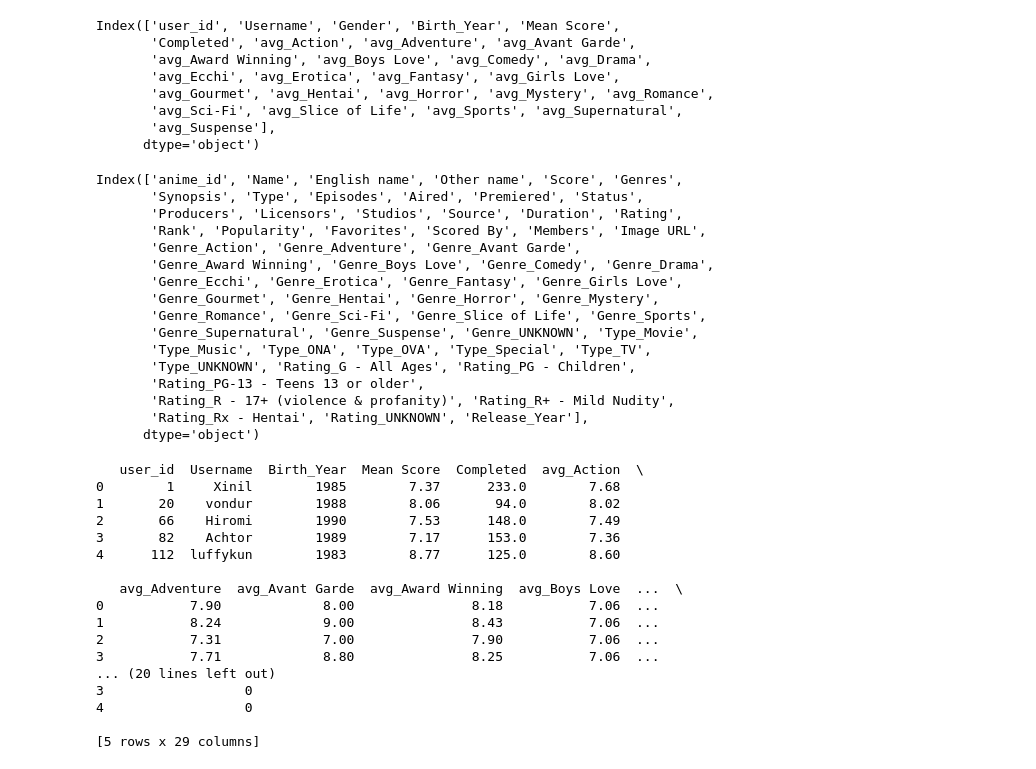
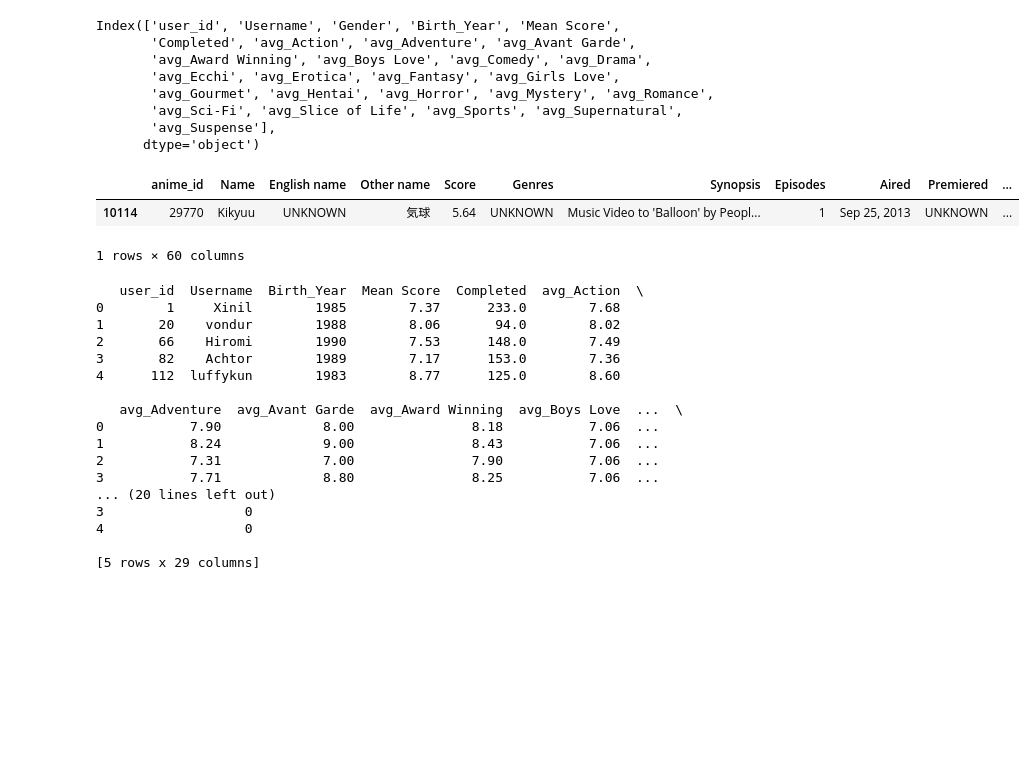
Before and after one commit to SavageCat05/Manga-Recommender, a Jupyter notebook: core/NN.ipynb, the cells around one changed output. Saved outputs shown, nothing was run; the diff lists cells and outputs as text; code cells hidden in the pictures; blank space fills up the shorter version.

```diff
--- a/core/NN.ipynb
+++ b/core/NN.ipynb
@@ -20,23 +20,11 @@ Index(['user_id', 'Username', 'Gender', 'Birth_Year', 'Mean Score',
       dtype='object')
 # %%
 item_data.columns
+item_data.sample()
 # %% [output]
+|  | anime_id | Name | English name | Other name | Score | Genres | Synopsis | Episodes | Aired | Premiered | ... |
+| 10114 | 29770 | Kikyuu | UNKNOWN | 気球 | 5.64 | UNKNOWN | Music Video to 'Balloon' by Peopl... | 1 | Sep 25, 2013 | UNKNOWN | ... |
-Index(['anime_id', 'Name', 'English name', 'Other name', 'Score', 'Genres',
-       'Synopsis', 'Type', 'Episodes', 'Aired', 'Premiered', 'Status',
-       'Producers', 'Licensors', 'Studios', 'Source', 'Duration', 'Rating',
-       'Rank', 'Popularity', 'Favorites', 'Scored By', 'Members', 'Image URL',
-       'Genre_Action', 'Genre_Adventure', 'Genre_Avant Garde',
-       'Genre_Award Winning', 'Genre_Boys Love', 'Genre_Comedy', 'Genre_Drama',
-       'Genre_Ecchi', 'Genre_Erotica', 'Genre_Fantasy', 'Genre_Girls Love',
-       'Genre_Gourmet', 'Genre_Hentai', 'Genre_Horror', 'Genre_Mystery',
-       'Genre_Romance', 'Genre_Sci-Fi', 'Genre_Slice of Life', 'Genre_Sports',
-       'Genre_Supernatural', 'Genre_Suspense', 'Genre_UNKNOWN', 'Type_Movie',
-       'Type_Music', 'Type_ONA', 'Type_OVA', 'Type_Special', 'Type_TV',
-       'Type_UNKNOWN', 'Rating_G - All Ages', 'Rating_PG - Children',
-       'Rating_PG-13 - Teens 13 or older',
-       'Rating_R - 17+ (violence & profanity)', 'Rating_R+ - Mild Nudity',
-       'Rating_Rx - Hentai', 'Rating_UNKNOWN', 'Release_Year'],
-      dtype='object')
+1 rows × 60 columns
 # %%
 item_data.drop(columns="Type", inplace=True)
 # %%
```
Also changed, not shown: parts of 18 cells of this notebook, 1 other file.
